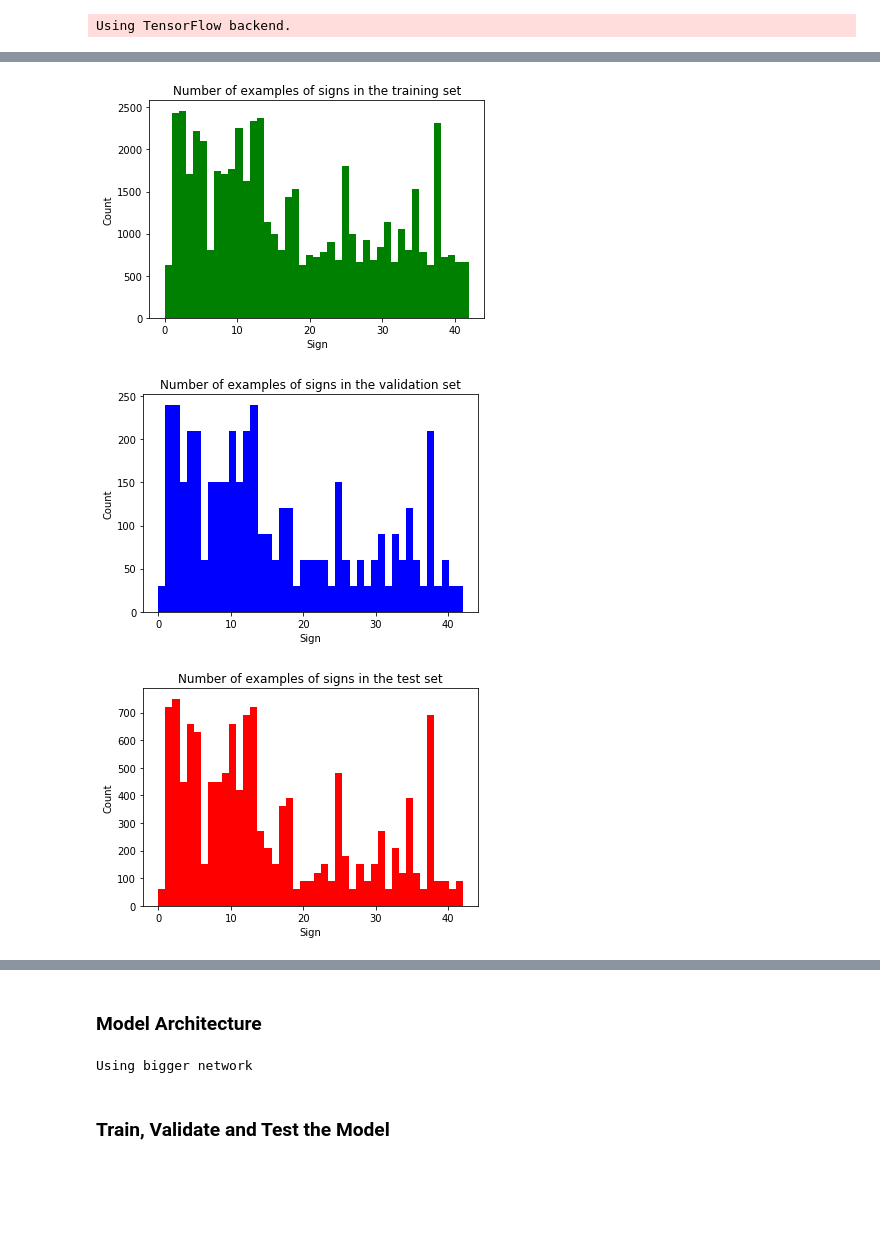
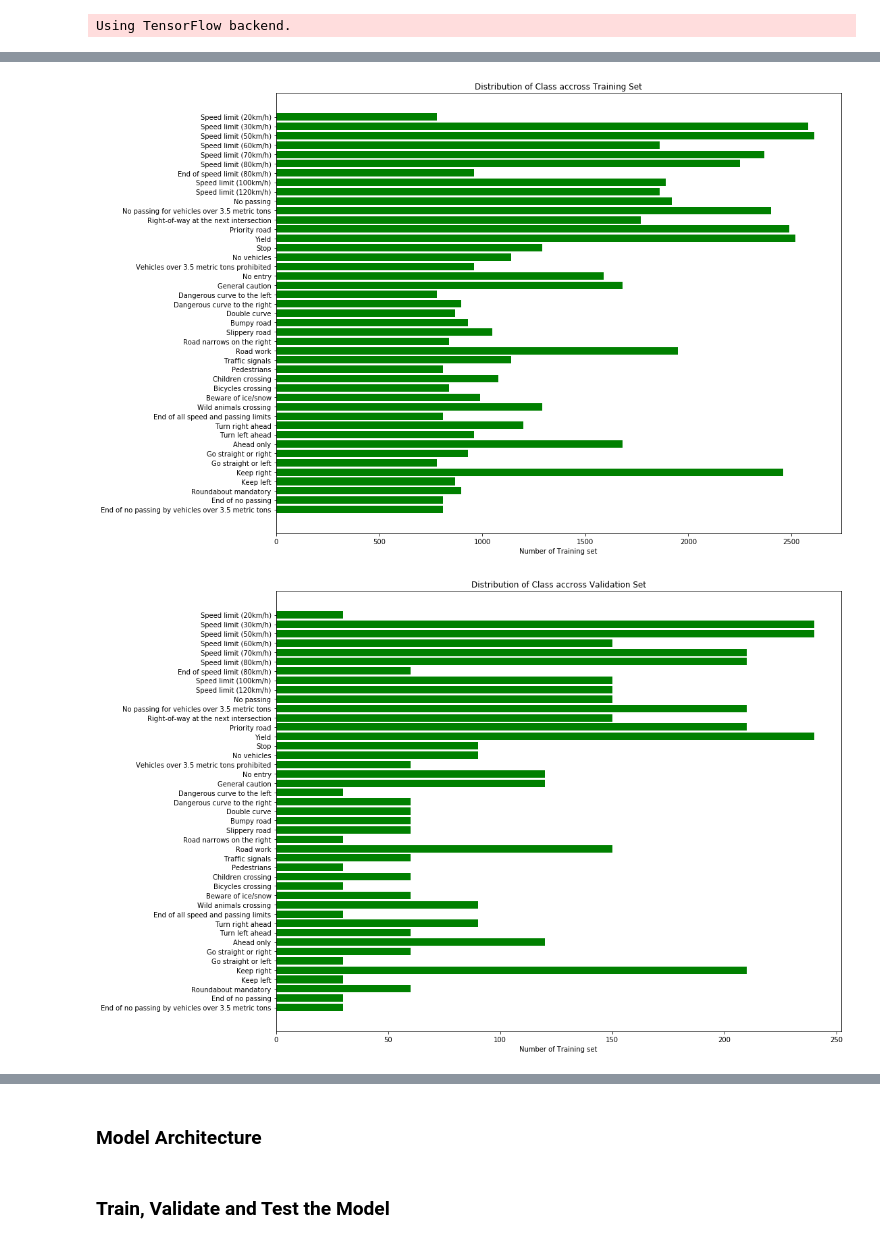
Before and after one commit to sumitkapoor/carnd_traffic_sign_project2, a Jupyter notebook: Traffic_Sign_Classifier.ipynb, the cells around one changed output, grey strips where cells are left out. Saved outputs shown, nothing was run; the diff lists cells and outputs as text; code cells hidden in the pictures; blank space fills up the shorter version.

```diff
--- a/Traffic_Sign_Classifier.ipynb
+++ b/Traffic_Sign_Classifier.ipynb
@@ -392,28 +407,29 @@ X_train, y_train = shuffle(X_train, y_train)
 ... (75 outputs left out)
-# %%
-
-plt.hist(y_train, bins=n_classes, facecolor='green')
-plt.title('Number of examples of signs in the training set')
-plt.xlabel('Sign')
-plt.ylabel('Count')
-plt.plot()
-plt.show()
-
-plt.hist(y_valid, bins=n_classes, facecolor='blue')
-plt.title('Number of examples of signs in the validation set')
-plt.xlabel('Sign')
-plt.ylabel('Count')
-plt.plot()
-plt.show()
-
-
-plt.hist(y_test, bins=n_classes, facecolor='red')
-plt.title('Number of examples of signs in the test set')
-plt.xlabel('Sign')
-plt.ylabel('Count')
-plt.plot()
-plt.show()
-# %% [output]
-[figure, removed]
-[figure, removed]
-[figure, removed]
+# %%
+def plot_distribution(y_, set_type):
+    # Count frequency of each label
+    labels, x_counts = np.unique(y_, return_counts=True)
+    y_labels = [sign_names[l] for l in labels]
+
+    plt.rcParams["figure.figsize"] = [15, 12]
+    ax = plt.gca()
+
+    y_pos = np.arange(len(y_labels))
+
+    ax.barh(y_pos, x_counts, align='center',
+        color='green', ecolor='black')
+
+    ax.set_yticks(y_pos)
+    ax.set_yticklabels(y_labels)
+    ax.invert_yaxis()
+    ax.set_xlabel('Number of Training set')
+    ax.set_title('Distribution of Class accross %s Set' % set_type)
+
+    plt.show()
+
+plot_distribution(y_train, "Training")
+plot_distribution(y_valid, "Validation")
+plot_distribution(y_test, "Test")
+# %% [output]
+[figure, added]
+[figure, added]
@@ -625,15 +577,14 @@ def LeNet(x):
 
     return logits
 # %%
-#rate = 0.001
 # learning rate will exponentially decay after every epoch
 batch = tf.Variable(0, trainable=False)
 train_size = len(X_train) # number of data trained in one epoch
 rate = tf.train.exponential_decay(
-  0.001,                 # Base learning rate.
+  0.003,                 # Base learning rate.
   batch * BATCH_SIZE,  # Current index into the dataset.
   train_size,          # Decay step.
-  0.95,                # Decay rate.
+  0.98,                # Decay rate.
   staircase=True)
 
 logits = LeNet(x)
@@ -641,8 +592,6 @@ cross_entropy = tf.nn.softmax_cross_entropy_with_logits(logits, one_hot_y)
 loss_operation = tf.reduce_mean(cross_entropy)
 optimizer = tf.train.AdamOptimizer(learning_rate = rate)
 training_operation = optimizer.minimize(loss_operation, global_step=batch)
-# %% [output]
-Using bigger network
 # %%
 correct_prediction = tf.equal(tf.argmax(logits, 1), tf.argmax(one_hot_y, 1))
 accuracy_operation = tf.reduce_mean(tf.cast(correct_prediction, tf.float32))
```
Also changed, not shown: parts of 17 cells of this notebook, 8 other files.
